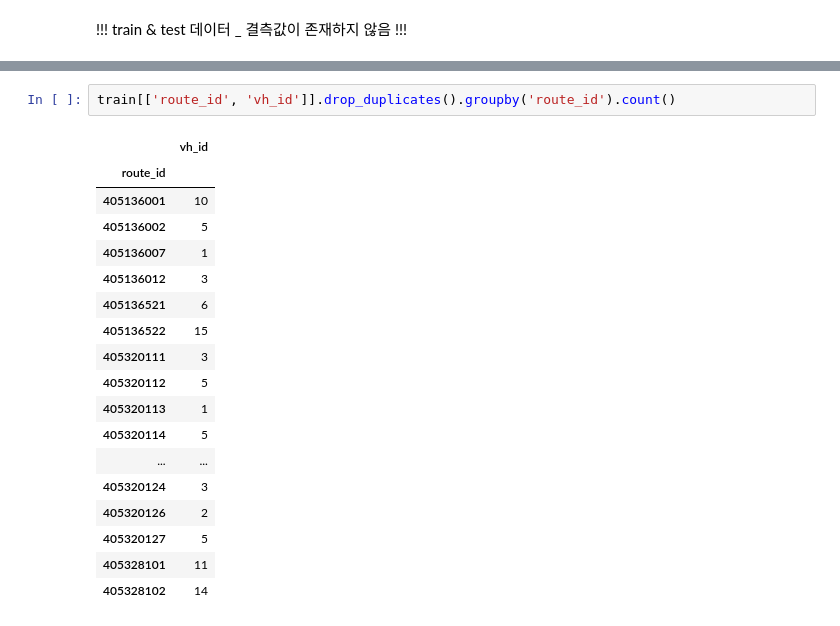
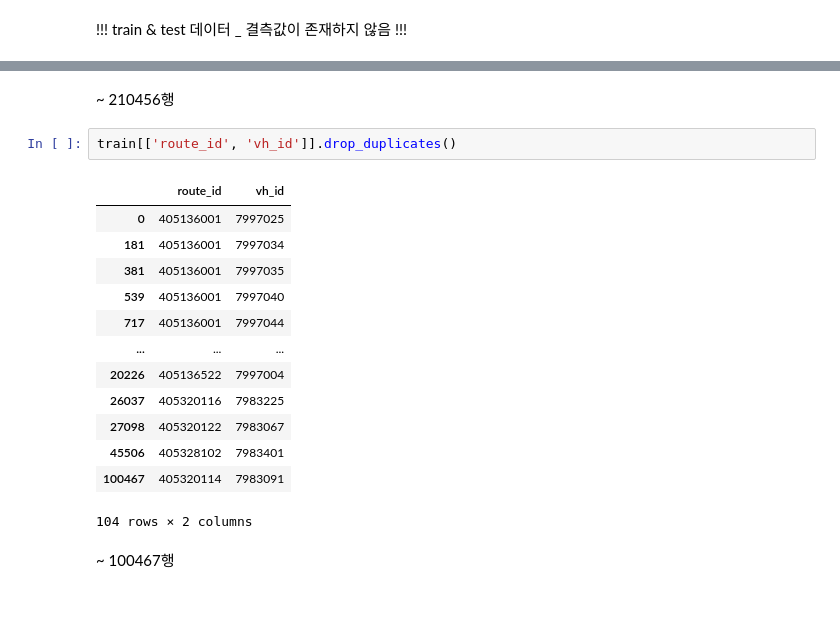
Before and after one commit to yejin-park/MachineLearning, a Jupyter notebook: 버스운행시간.ipynb, the cells around one changed output, grey strips where cells are left out. Saved outputs shown, nothing was run; the diff lists cells and outputs as text.

```diff
--- a/버스운행시간.ipynb
+++ b/버스운행시간.ipynb
@@ -151,21 +179,20 @@ train.describe()
+# %% [markdown]
+~ 210456행
 # %%
-train[['route_id', 'vh_id']].drop_duplicates().groupby('route_id').count()
+train[['route_id', 'vh_id']].drop_duplicates()
 # %% [output]
-|  | vh_id |
-| route_id |  |
-| 405136001 | 10 |
-| 405136002 | 5 |
-| 405136007 | 1 |
-| 405136012 | 3 |
-| 405136521 | 6 |
-| 405136522 | 15 |
-| 405320111 | 3 |
-| 405320112 | 5 |
-| 405320113 | 1 |
-| 405320114 | 5 |
-| ... | ... |
-| 405320124 | 3 |
-| 405320126 | 2 |
-| 405320127 | 5 |
-| 405328101 | 11 |
-| 405328102 | 14 |
+|  | route_id | vh_id |
+| 0 | 405136001 | 7997025 |
+| 181 | 405136001 | 7997034 |
+| 381 | 405136001 | 7997035 |
+| 539 | 405136001 | 7997040 |
+| 717 | 405136001 | 7997044 |
+| ... | ... | ... |
+| 20226 | 405136522 | 7997004 |
+| 26037 | 405320116 | 7983225 |
+| 27098 | 405320122 | 7983067 |
+| 45506 | 405328102 | 7983401 |
+| 100467 | 405320114 | 7983091 |
+104 rows × 2 columns
+# %% [markdown]
+~ 100467행
```
Also changed, not shown: parts of 22 cells of this notebook.
